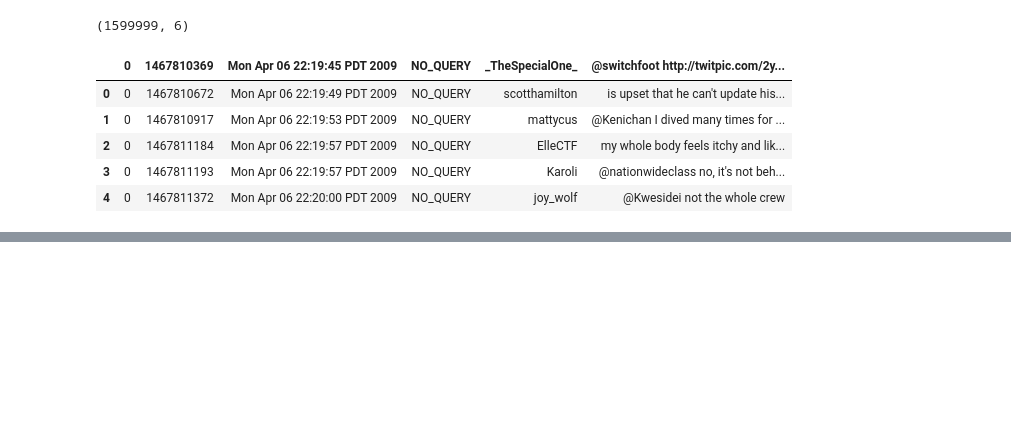
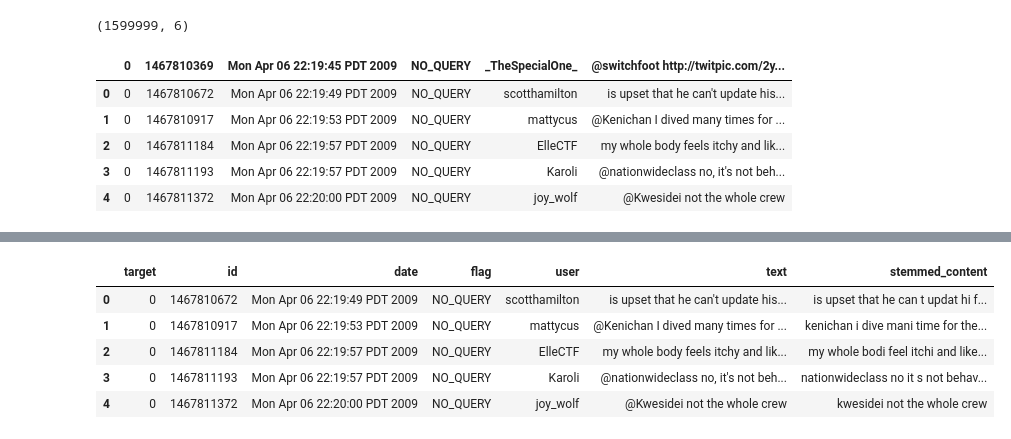
Before and after one commit to ARIHANT218/Analysis, a Jupyter notebook: sentiment_twitter.ipynb, the cells around one changed output, grey strips where cells are left out. Saved outputs shown, nothing was run; the diff lists cells and outputs as text; code cells hidden in the pictures; blank space fills up the shorter version.

```diff
--- a/sentiment_twitter.ipynb
+++ b/sentiment_twitter.ipynb
@@ -86,0 +98,3 @@ twitter_data.head()
+# %%
+twitter_data.columns = ['target', 'id', 'date', 'flag', 'user', 'text']
+twitter_data['target'].value_counts()
@@ -86,0 +107,2 @@ twitter_data.head()
+# %%
+twitter_data.replace({'target': {4: 1}}, inplace=True)
@@ -86,0 +146,22 @@ twitter_data.head()
+# %%
+from nltk.stem import PorterStemmer
+import re
+
+stemmer = PorterStemmer()
+
+def stemming_fast(texts):
+    return [
+        " ".join(stemmer.stem(word) for word in re.findall(r'\w+', text.lower()))
+        for text in texts
+    ]
+
+twitter_data['stemmed_content'] = stemming_fast(twitter_data['text'].tolist())
+# %%
+twitter_data.head()
+# %% [output]
+|  | target | id | date | flag | user | text | stemmed_content |
+| 0 | 0 | 1467810672 | Mon Apr 06 22:19:49 PDT 2009 | NO_QUERY | scotthamilton | is upset that he can't update his... | is upset that he can t updat hi f... |
+| 1 | 0 | 1467810917 | Mon Apr 06 22:19:53 PDT 2009 | NO_QUERY | mattycus | @Kenichan I dived many times for ... | kenichan i dive mani time for the... |
+| 2 | 0 | 1467811184 | Mon Apr 06 22:19:57 PDT 2009 | NO_QUERY | ElleCTF | my whole body feels itchy and lik... | my whole bodi feel itchi and like... |
+| 3 | 0 | 1467811193 | Mon Apr 06 22:19:57 PDT 2009 | NO_QUERY | Karoli | @nationwideclass no, it's not beh... | nationwideclass no it s not behav... |
+| 4 | 0 | 1467811372 | Mon Apr 06 22:20:00 PDT 2009 | NO_QUERY | joy_wolf | @Kwesidei not the whole crew | kwesidei not the whole crew |
```
Also changed, not shown: parts of 22 cells of this notebook.
